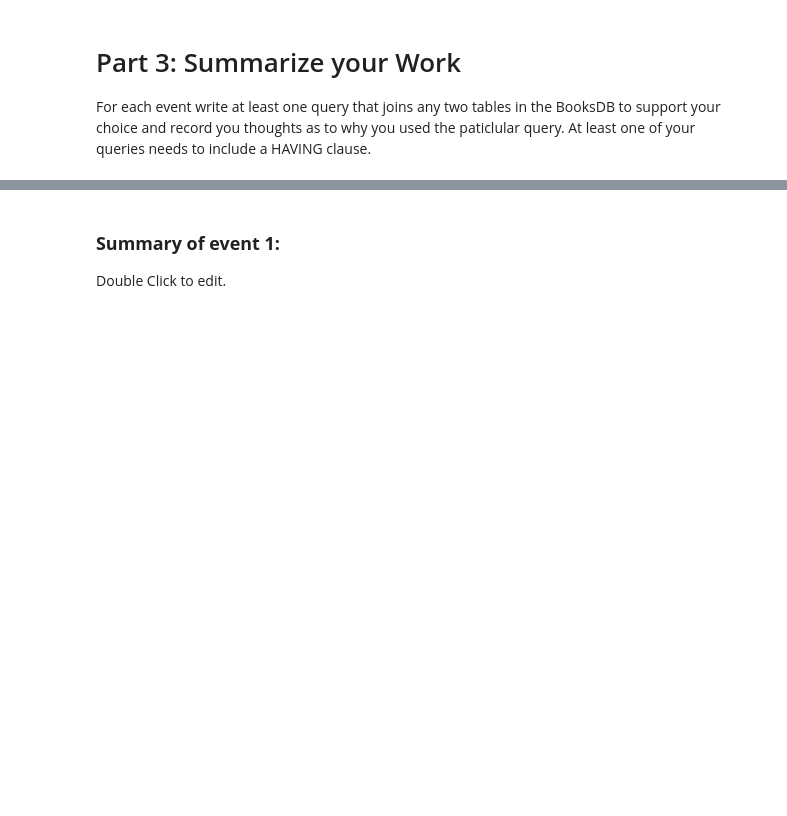
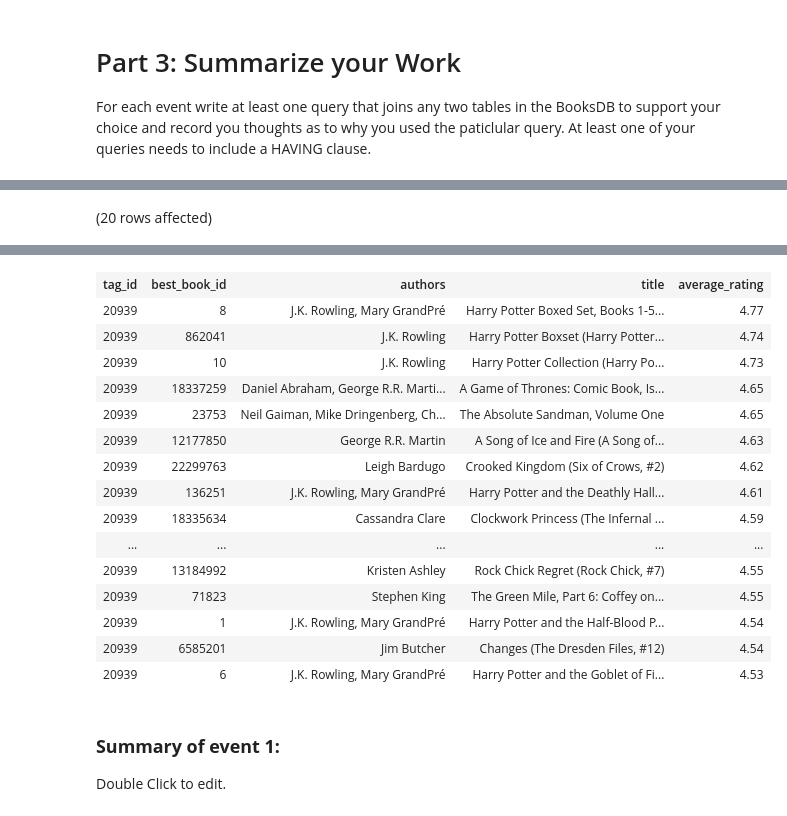
Before and after one commit to yayasanya/SQL-Part-3-Studio, a Jupyter notebook: SQL-Part-3-Studio.ipynb, the cells around one changed output, grey strips where cells are left out. Drawn from its saved outputs; the diff is of its cells as text; code cells hidden in the pictures; blank space fills up the shorter version.

```diff
--- a/SQL-Part-3-Studio.ipynb
+++ b/SQL-Part-3-Studio.ipynb
@@ -61,0 +127,9 @@ For each event write at least one query that joins any two tables in the BooksDB
+# %%
+SELECT TOP 20 bt.tag_id, b.best_book_id, b.authors, b.title, b.average_rating
+FROM BooksDB.dbo.book_tags as bt
+INNER JOIN BooksDB.dbo.books as b
+ON bt.goodreads_book_id=b.best_book_id
+WHERE bt.tag_id=20939
+ORDER BY b.average_rating DESC
+# %% [output]
+(20 rows affected)
@@ -62,3 +137,19 @@ For each event write at least one query that joins any two tables in the BooksDB
+| tag_id | best_book_id | authors | title | average_rating |
+| 20939 | 8 | J.K. Rowling, Mary GrandPré | Harry Potter Boxed Set, Books 1-5... | 4.77 |
+| 20939 | 862041 | J.K. Rowling | Harry Potter Boxset (Harry Potter... | 4.74 |
+| 20939 | 10 | J.K. Rowling | Harry Potter Collection (Harry Po... | 4.73 |
+| 20939 | 18337259 | Daniel Abraham, George R.R. Marti... | A Game of Thrones: Comic Book, Is... | 4.65 |
+| 20939 | 23753 | Neil Gaiman, Mike Dringenberg, Ch... | The Absolute Sandman, Volume One | 4.65 |
+| 20939 | 12177850 | George R.R. Martin | A Song of Ice and Fire (A Song of... | 4.63 |
+| 20939 | 22299763 | Leigh Bardugo | Crooked Kingdom (Six of Crows, #2) | 4.62 |
+| 20939 | 136251 | J.K. Rowling, Mary GrandPré | Harry Potter and the Deathly Hall... | 4.61 |
+| 20939 | 18335634 | Cassandra Clare | Clockwork Princess (The Infernal ... | 4.59 |
+| ... | ... | ... | ... | ... |
+| 20939 | 13184992 | Kristen Ashley | Rock Chick Regret (Rock Chick, #7) | 4.55 |
+| 20939 | 71823 | Stephen King | The Green Mile, Part 6: Coffey on... | 4.55 |
+| 20939 | 1 | J.K. Rowling, Mary GrandPré | Harry Potter and the Half-Blood P... | 4.54 |
+| 20939 | 6585201 | Jim Butcher | Changes (The Dresden Files, #12) | 4.54 |
+| 20939 | 6 | J.K. Rowling, Mary GrandPré | Harry Potter and the Goblet of Fi... | 4.53 |
 # %% [markdown]
 ### **Summary of event 1:**
 
```
Also changed, not shown: parts of 12 cells of this notebook.
